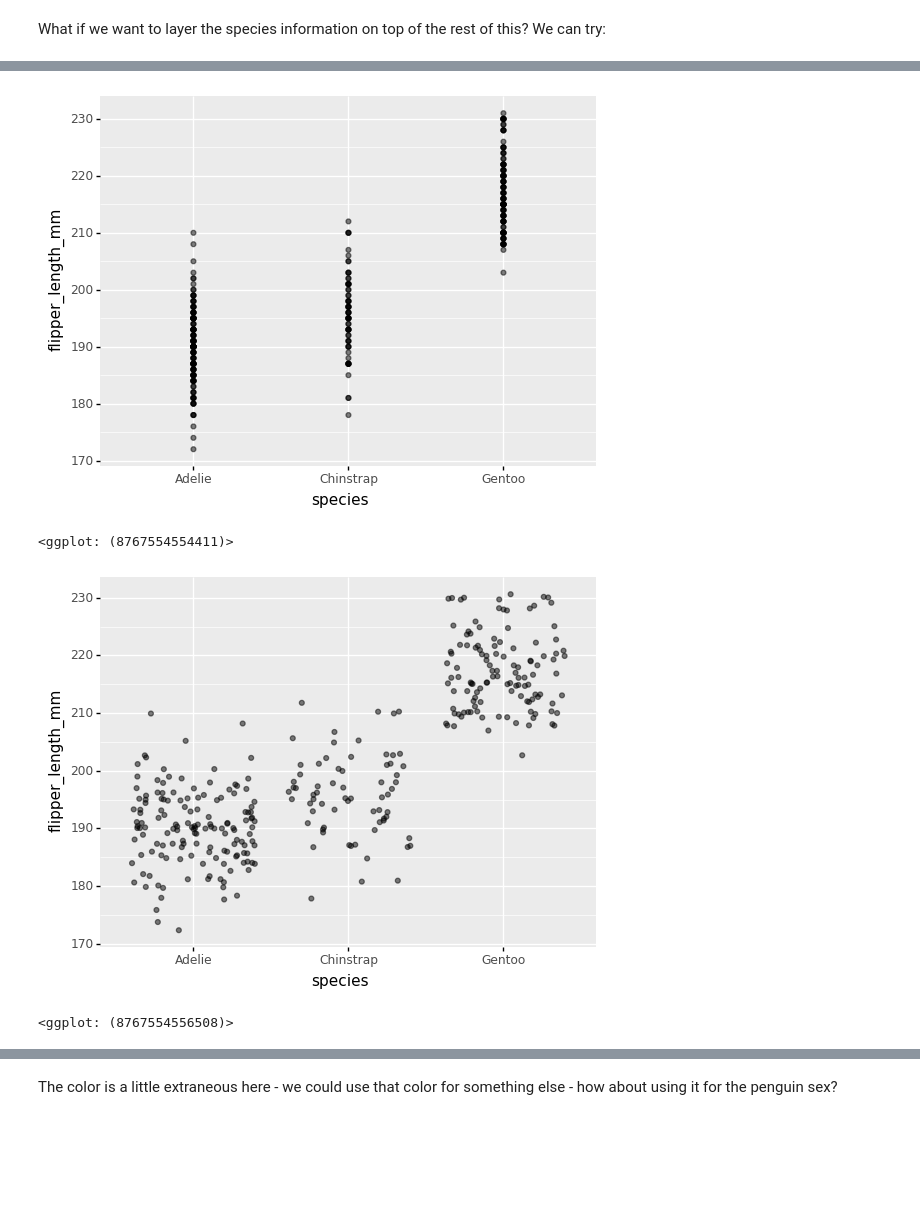
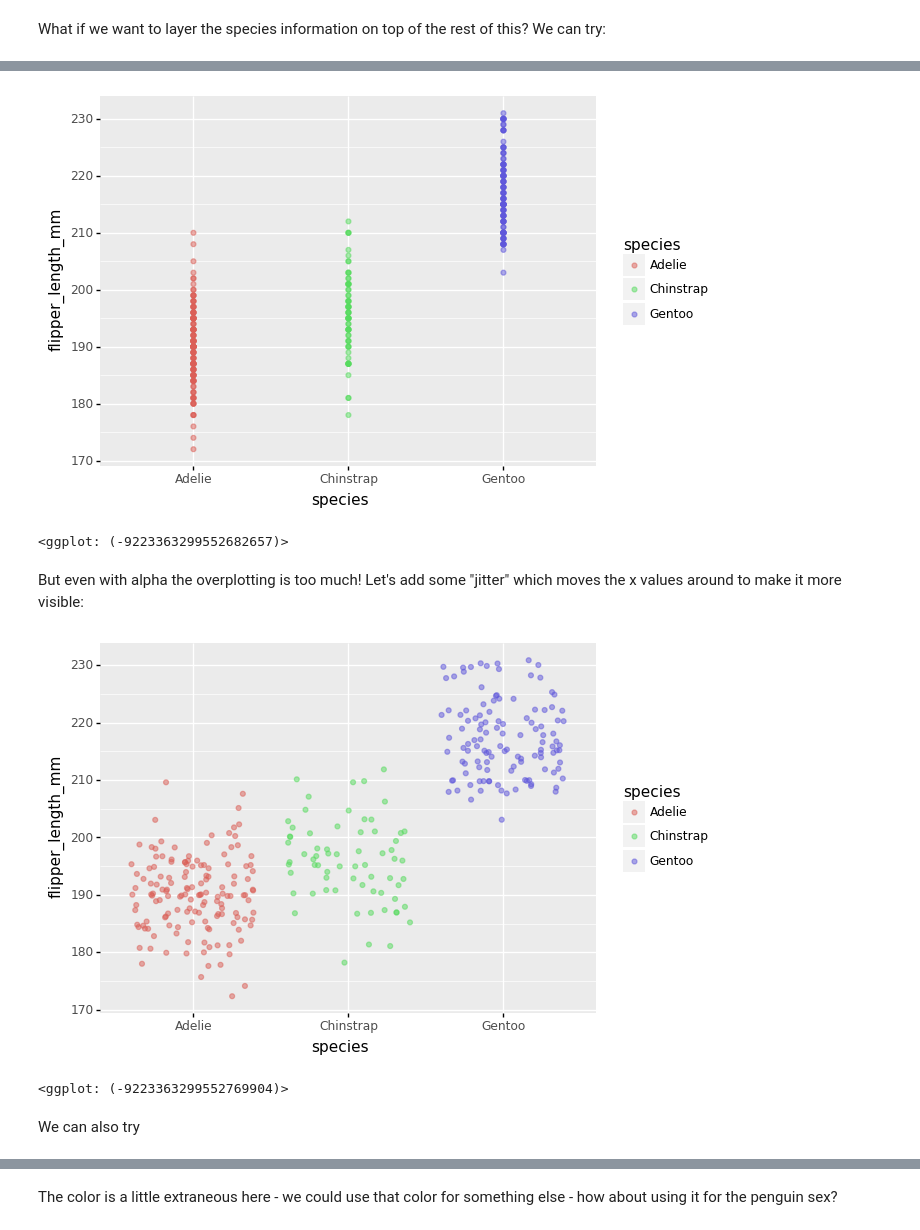
Before and after one commit to timplab/bcmb_bootcamp, a Jupyter notebook: day3/notebooks/visualizing.ipynb, the cells around one changed output, grey strips where cells are left out. Drawn from its saved outputs; the diff is of its cells as text; code cells hidden in the pictures; blank space fills up the shorter version.

Commit message:
finished p9 of visualizing

```diff
--- a/day3/notebooks/visualizing.ipynb
+++ b/day3/notebooks/visualizing.ipynb
@@ -208,11 +157,15 @@ sns.catplot(data=penguin, x="species", y="flipper_length_mm")
 # %%
-(p9.ggplot(data=penguin, mapping=p9.aes(x='species', y='flipper_length_mm')) + p9.geom_point(alpha=0.5))
+(p9.ggplot(data=penguin, mapping=p9.aes(x='species', y='flipper_length_mm', color='species')) + p9.geom_point(alpha=0.5))
 # %% [output]
-[figure, old version]
+[figure, new version]
-<ggplot: (8767554554411)>
+<ggplot: (-9223363299552682657)>
+# %% [markdown]
+But even with alpha the overplotting is too much!  Let's add some "jitter" which moves the x values around to make it more visible:
 # %%
-(p9.ggplot(data=penguin, mapping=p9.aes(x='species', y='flipper_length_mm')) + p9.geom_jitter(alpha=0.5))
+(p9.ggplot(data=penguin, mapping=p9.aes(x='species', y='flipper_length_mm', color='species')) + p9.geom_jitter(alpha=0.5))
 # %% [output]
-[figure, old version]
+[figure, new version]
-<ggplot: (8767554556508)>
+<ggplot: (-9223363299552769904)>
+# %% [markdown]
+We can also try
 # %%
```
Also changed, not shown: parts of 70 cells of this notebook, 1 other file.
